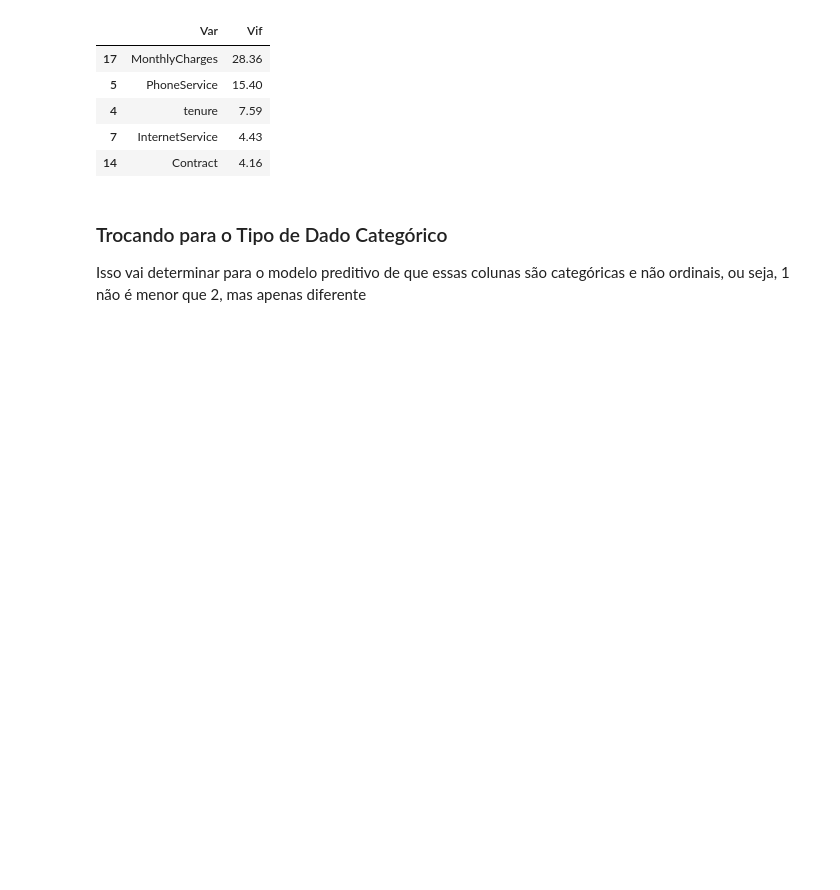
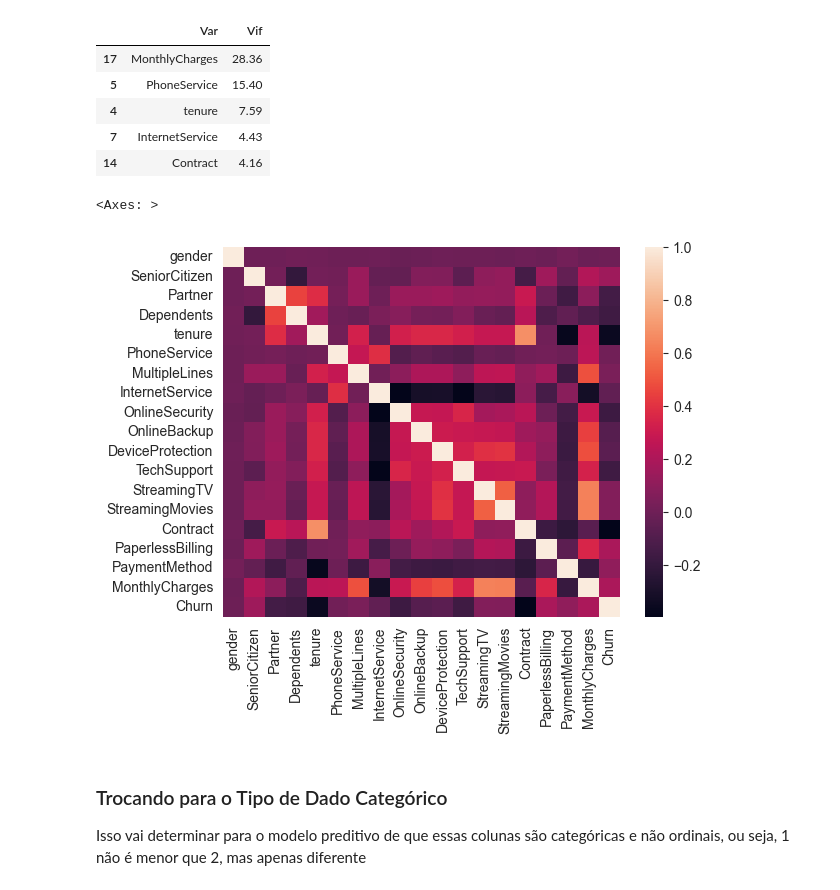
Before and after one commit to eduardochaves1/churn-prediction, a Jupyter notebook: churn_prediction_PIPELINE.ipynb, the cells around one changed output. Drawn from its saved outputs; the diff is of its cells as text; code cells hidden in the pictures; blank space fills up the shorter version.

```diff
--- a/churn_prediction_PIPELINE.ipynb
+++ b/churn_prediction_PIPELINE.ipynb
@@ -258,6 +258,11 @@ calculate_vif(df).head()
 | 4 | tenure | 7.59 |
 | 7 | InternetService | 4.43 |
 | 14 | Contract | 4.16 |
+# %%
+sns.heatmap(df.corr())
+# %% [output]
+<Axes: >
+[figure, added]
 # %% [markdown]
 ### Trocando para o Tipo de Dado Categórico
 Isso vai determinar para o modelo preditivo de que essas colunas são categóricas e não ordinais, ou seja, 1 não é menor que 2, mas apenas diferente
```
Also changed, not shown: parts of 17 cells of this notebook.
